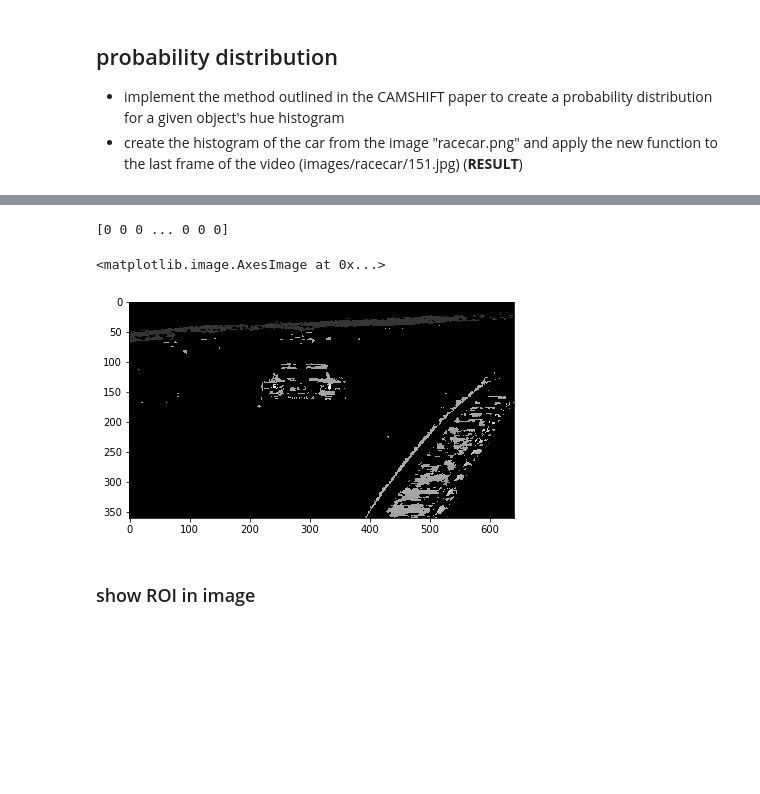
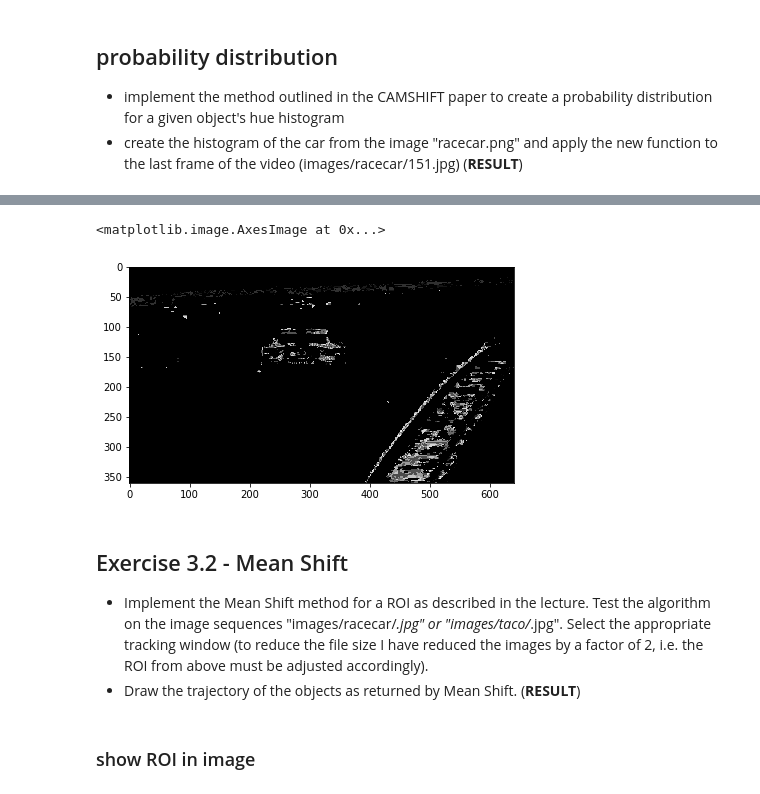
Before and after one commit to AbdBarho/CV19-20, a Jupyter notebook: 03a_CAMSHIFT.ipynb, the cells around one changed output, grey strips where cells are left out. Cells and saved outputs as stored; diff of their text form; code cells hidden in the pictures; blank space fills up the shorter version.

```diff
--- a/03a_CAMSHIFT.ipynb
+++ b/03a_CAMSHIFT.ipynb
@@ -110,23 +132,19 @@ hist_whole_360 = createColorHistogram(image, 360, True, ax2)
 * create the histogram of the car from the image "racecar.png" and apply the new function to the last frame of the video (images/racecar/151.jpg) (**RESULT**)
 # %%
 # Tip: in der Nacht sind alle Katzen grau ;)
-
+histogramImage = res
+number_pixels_image = sum(res)
+histogramROI = res2
+number_pixels_ROI = sum(res2)
 def createProbDistribution(image, objectHist, nbins, minSaturation, minValue):
-    a_sum = objectHist.sum()
     H, W, C = image.shape
     new_img = np.zeros(H * W, np.uint8)
-    prob = np.zeros(nbins)
-    for i in range(0, nbins):
-        prob[i] = (objectHist[i]/a_sum)*100
-        if prob[i]>5:
-            for j, (h, s, v) in enumerate(color.rgb2hsv(image).reshape(-1, C)):
-                if v  > minValue and s > minSaturation:
-                    new_img[j] = h*255
-                else:
-                    new_img[j] = 0
-    print(new_img)
+    #probability of bin = bin.val/number_pixels_ROI
+    for i, (h,s,v) in enumerate (color.rgb2hsv(image).reshape(-1, C)):
+        hue_bin = int(h*256)
+        hue_prob = (objectHist[hue_bin]/number_pixels_ROI)*100
+        if v  > minValue and s > minSaturation:
+            hue_greyscale = (hue_prob*255)
+            new_img[i] = hue_greyscale
+        else: new_img[i] = 0
     return new_img.reshape(H, W)
-
-lastFrame = io.imread('images/racecar/151.jpeg')
-probDistr = createProbDistribution(lastFrame, res2, 360, MIN_SATURATION_CAR, MIN_VALUE_CAR)
-io.imshow(probDistr, cmap ='gray')
@@ -137,28 +151,14 @@ io.imshow(probDistr, cmap ='gray')
-# %%
-def createProbDistribution2(image, objectHist, nbins, minSaturation, minValue):
-    H, W, C = image.shape
-    new_img = np.zeros(H * W, np.uint8)
-    prob = np.zeros(nbins)
-    a,b,c= objectHist
-    a_sum = a.sum()
-    for i in range(0, nbins):
-        prob[i] = (a[i]/a_sum)*100
-        if prob[i]>8:
-            for j, (h, s, v) in enumerate(color.rgb2hsv(image).reshape(-1, C)):
-                if v  > minValue and s > minSaturation:
-                    new_img[j] = h*255
-                else:
-                    new_img[j] = 0
-    print(new_img)
-    return new_img.reshape(H, W)
-
-histogramCar = createColorHistogram(imageCar, 360, ax1)
-probDistr2 = createProbDistribution2(lastFrame, histogramCar, 360, MIN_SATURATION_CAR, MIN_VALUE_CAR)
-io.imshow(probDistr2, cmap ='gray')
-# %% [output]
-[0 0 0 ... 0 0 0]
-<matplotlib.image.AxesImage at 0x...>
-[figure, removed]
+# %%
+lastFrame = io.imread('images/racecar/151.jpeg')
+probDistr = createProbDistribution(lastFrame, histogramROI, 256, MIN_SATURATION_CAR, MIN_VALUE_CAR)
+io.imshow(probDistr, cmap ='gray')
+# %% [output]
+<matplotlib.image.AxesImage at 0x...>
+[figure, added]
+# %% [markdown]
+## Exercise 3.2 - Mean Shift
+* Implement the Mean Shift method for a ROI as described in the lecture. Test the algorithm on the image sequences "images/racecar/*.jpg" or "images/taco/*.jpg". Select the appropriate tracking window (to reduce the file size I have reduced the images by a factor of 2, i.e. the ROI from above must be adjusted accordingly).
+* Draw the trajectory of the objects as returned by Mean Shift. (**RESULT**)
 # %% [markdown]
 ### show ROI in image
 # %%
```
Also changed, not shown: parts of 26 cells of this notebook.
